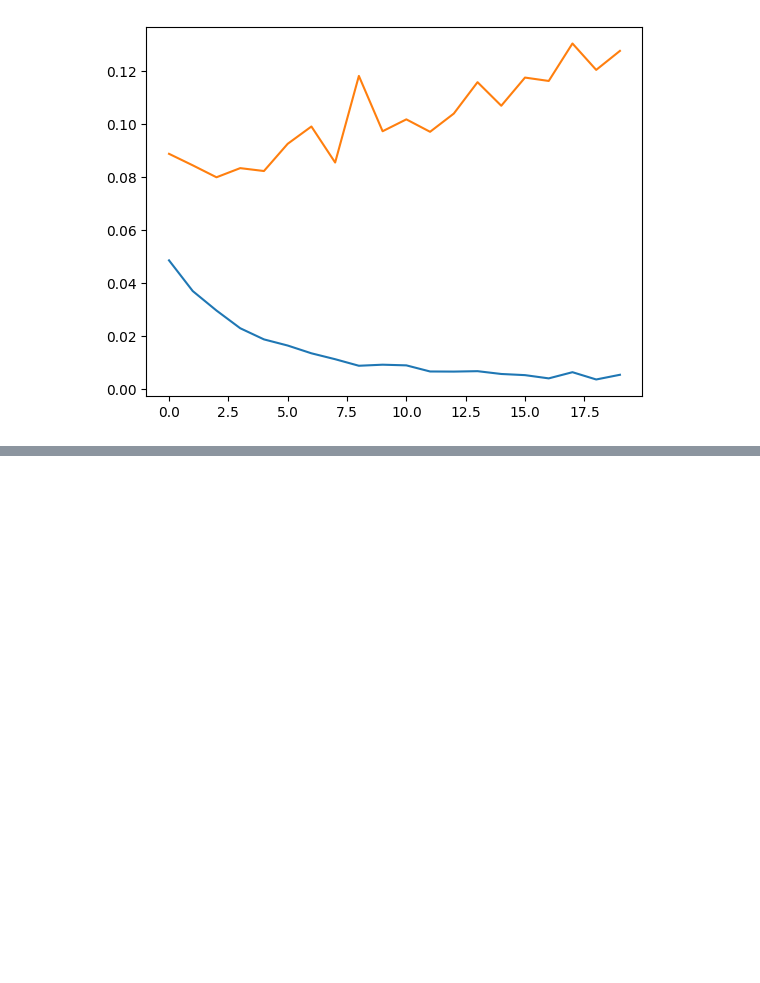
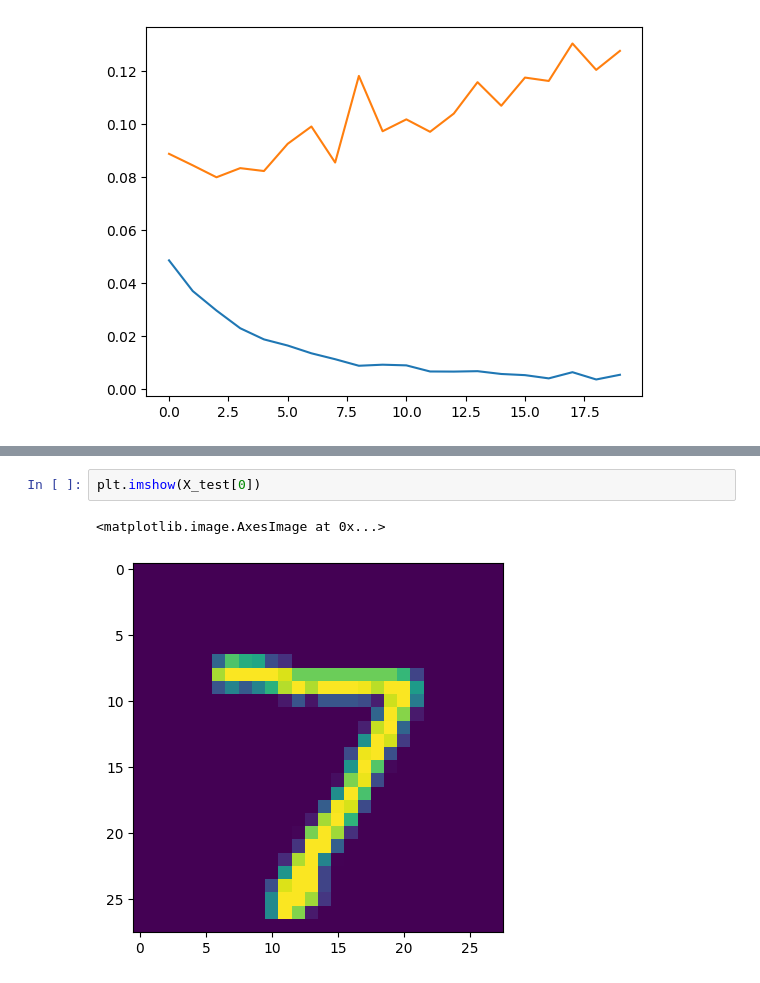
Before and after one commit to ParamAhuja/DL_notebooks, a Jupyter notebook: MNIST_digits_MLP.ipynb, the cells around one changed output, grey strips where cells are left out. Cells and saved outputs as stored; diff of their text form; blank space fills up the shorter version.

```diff
--- a/MNIST_digits_MLP.ipynb
+++ b/MNIST_digits_MLP.ipynb
@@ -186,0 +196,5 @@ plt.plot(history.history['val_loss'])
+# %%
+plt.imshow(X_test[0])
+# %% [output]
+<matplotlib.image.AxesImage at 0x...>
+[figure, added]
```
Also changed, not shown: parts of 3 cells of this notebook.
